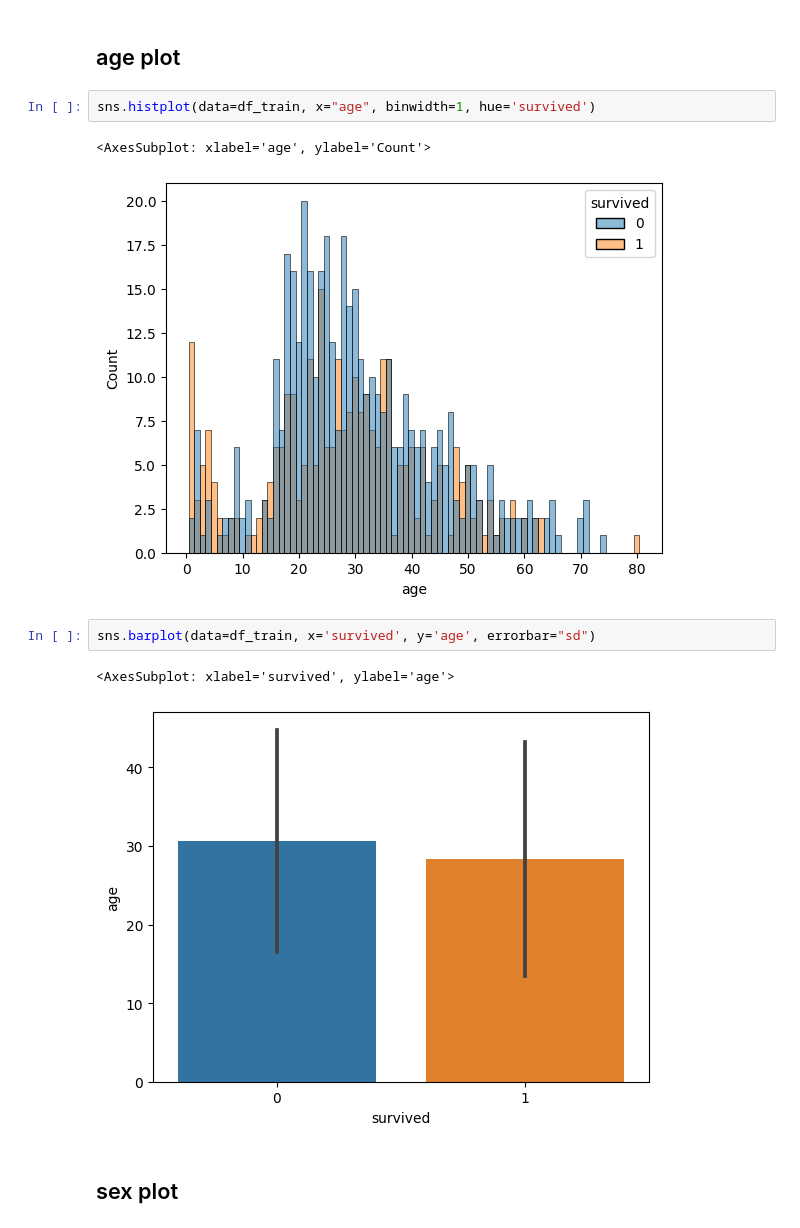
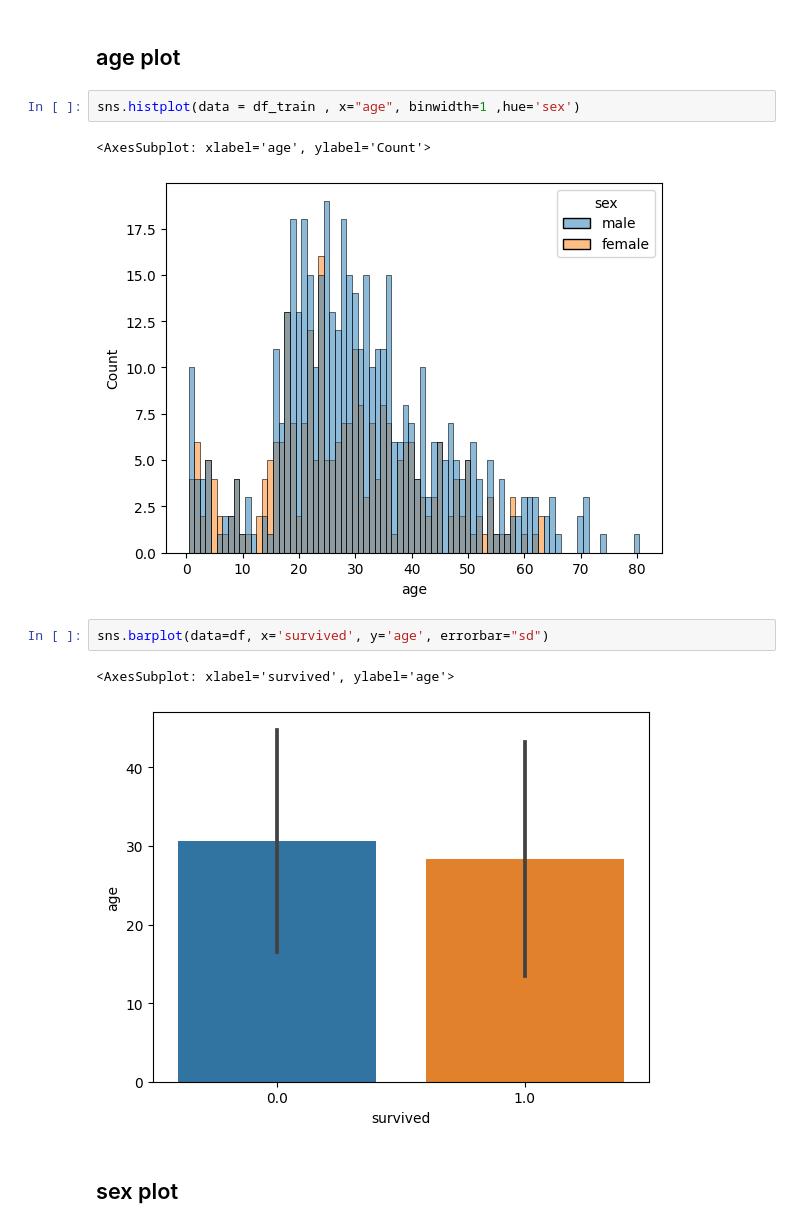
Before and after one commit to yona-av/titanic_kaggle, a Jupyter notebook: titanic_project.ipynb, the cells around one changed output. Drawn from its saved outputs; the diff is of its cells as text.

```diff
--- a/titanic_project.ipynb
+++ b/titanic_project.ipynb
@@ -215,15 +227,15 @@ sns.histplot(data=fare_100, x="fare", binwidth=3, hue='survived')
 # %% [markdown]
 ## age plot
 # %%
-sns.histplot(data=df_train, x="age", binwidth=1, hue='survived')
+sns.histplot(data = df_train , x="age", binwidth=1 ,hue='sex')
 # %% [output]
 <AxesSubplot: xlabel='age', ylabel='Count'>
-[figure, old version]
+[figure, new version]
 # %%
-sns.barplot(data=df_train, x='survived', y='age', errorbar="sd")
+sns.barplot(data=df, x='survived', y='age', errorbar="sd")
 # %% [output]
 <AxesSubplot: xlabel='survived', ylabel='age'>
-[figure, old version]
+[figure, new version]
 # %% [markdown]
 ## sex plot
 # %%
```
Also changed, not shown: parts of 22 cells of this notebook.
